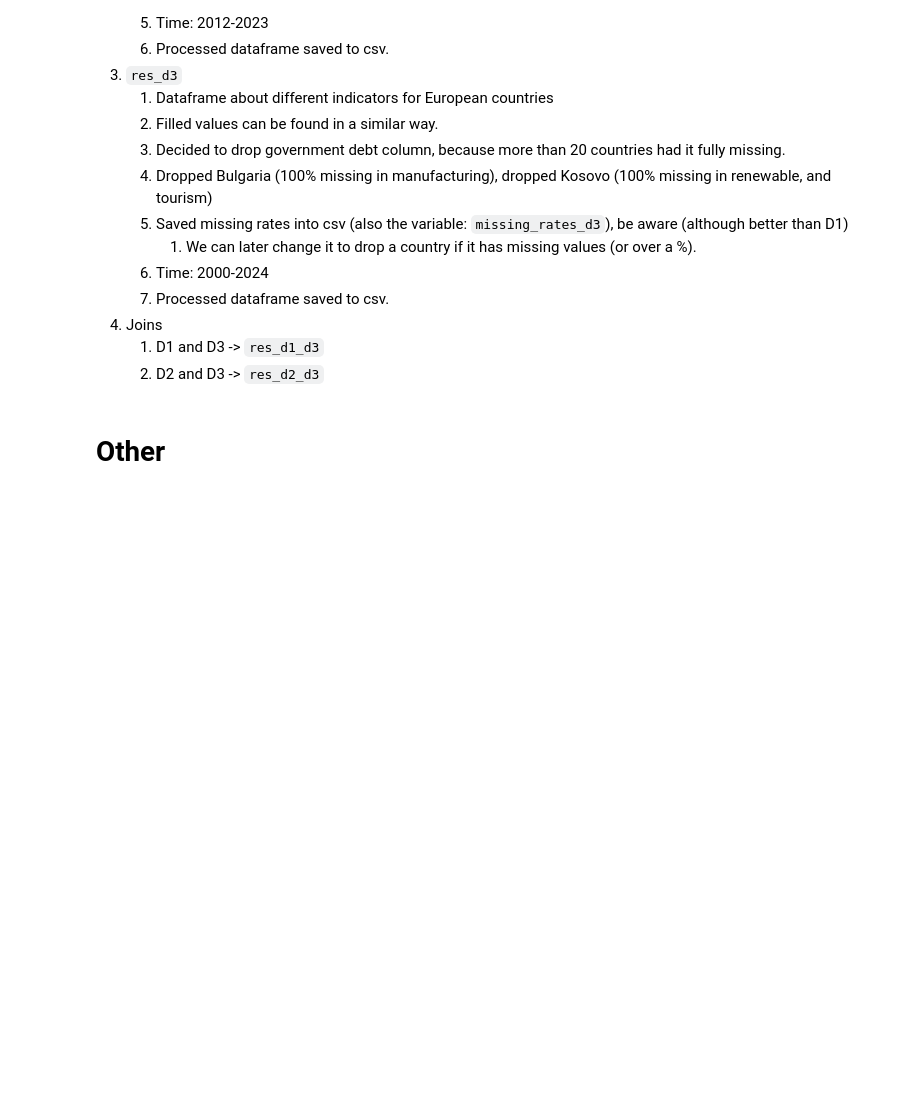
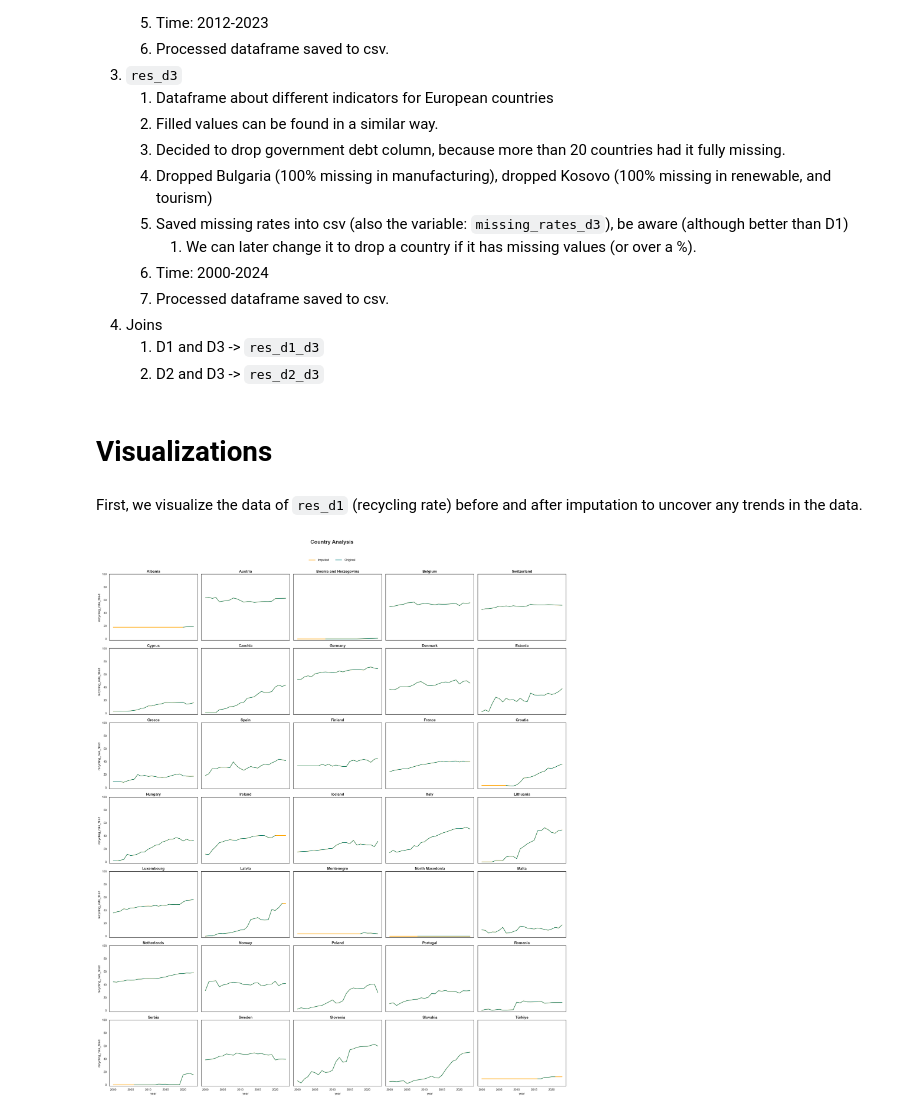
Before and after one commit to karnaukhmariia/recycling-in-europe, a Jupyter notebook: notebook.ipynb, the cells around one changed output. Saved outputs shown, nothing was run; the diff lists cells and outputs as text; code cells hidden in the pictures; blank space fills up the shorter version.

Commit message:
add visualizations

```diff
--- a/notebook.ipynb
+++ b/notebook.ipynb
@@ -506,4 +526,6 @@ res_d2_d3.to_csv("processed_data/preprocessed_d2_d3.csv", index=False)
     1. D1 and D3 -> `res_d1_d3`
     2. D2 and D3 -> `res_d2_d3`
 # %% [markdown]
-# Other
+# Visualizations
+# %% [markdown]
+First, we visualize the data of `res_d1` (recycling rate) before and after imputation to uncover any trends in the data.
@@ -509,0 +586,9 @@ res_d2_d3.to_csv("processed_data/preprocessed_d2_d3.csv", index=False)
+# %%
+original_v_imputed = {
+    'recycling_rate_filled': {'color': 'orange', 'lw': 2, 'alpha': 0.6, 'label': 'Imputed'},
+    'recycling_rate': {'color': 'teal', 'lw': 1.5, 'marker': 'o', 'ms': 4, 'label': 'Original'}
+}
+
+plot_country_dashboard(res_d1_d3, original_v_imputed, cols=5);
+# %% [output]
+[figure, added]
```
Also changed, not shown: parts of 8 cells of this notebook.
